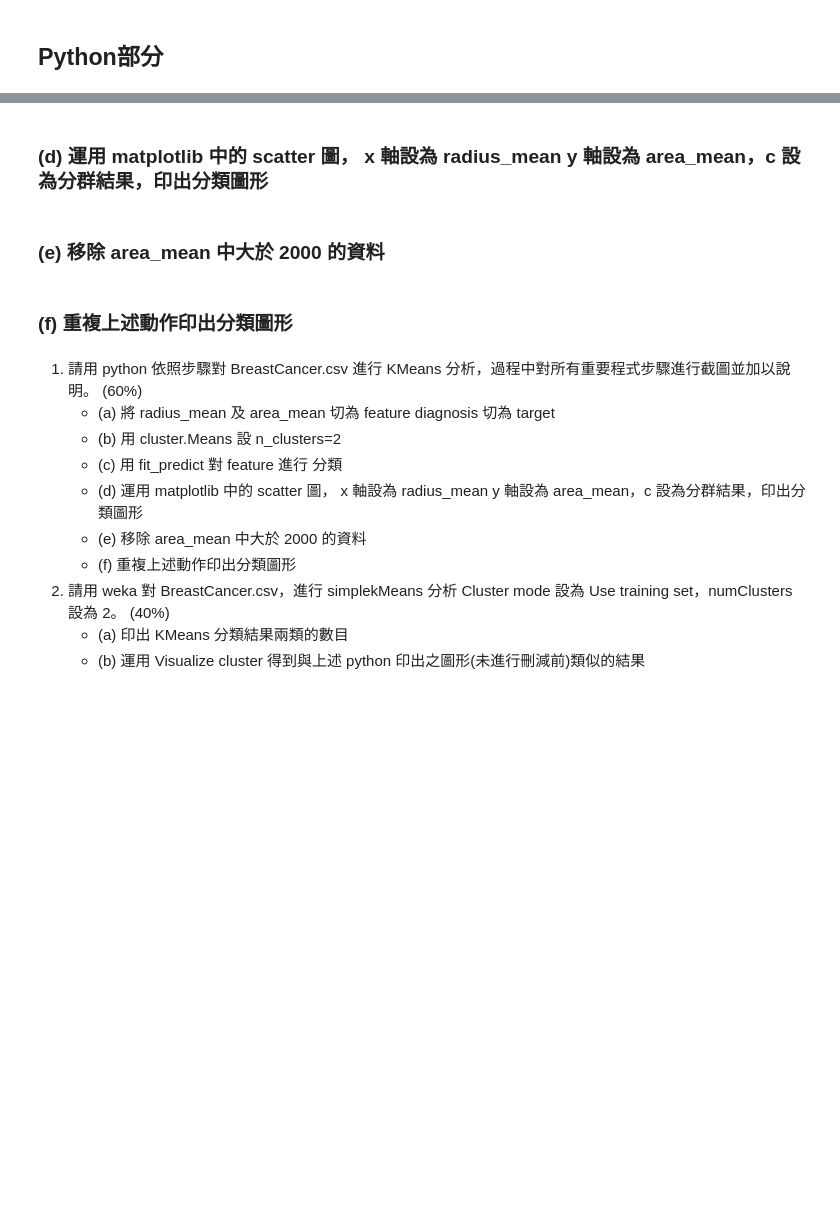
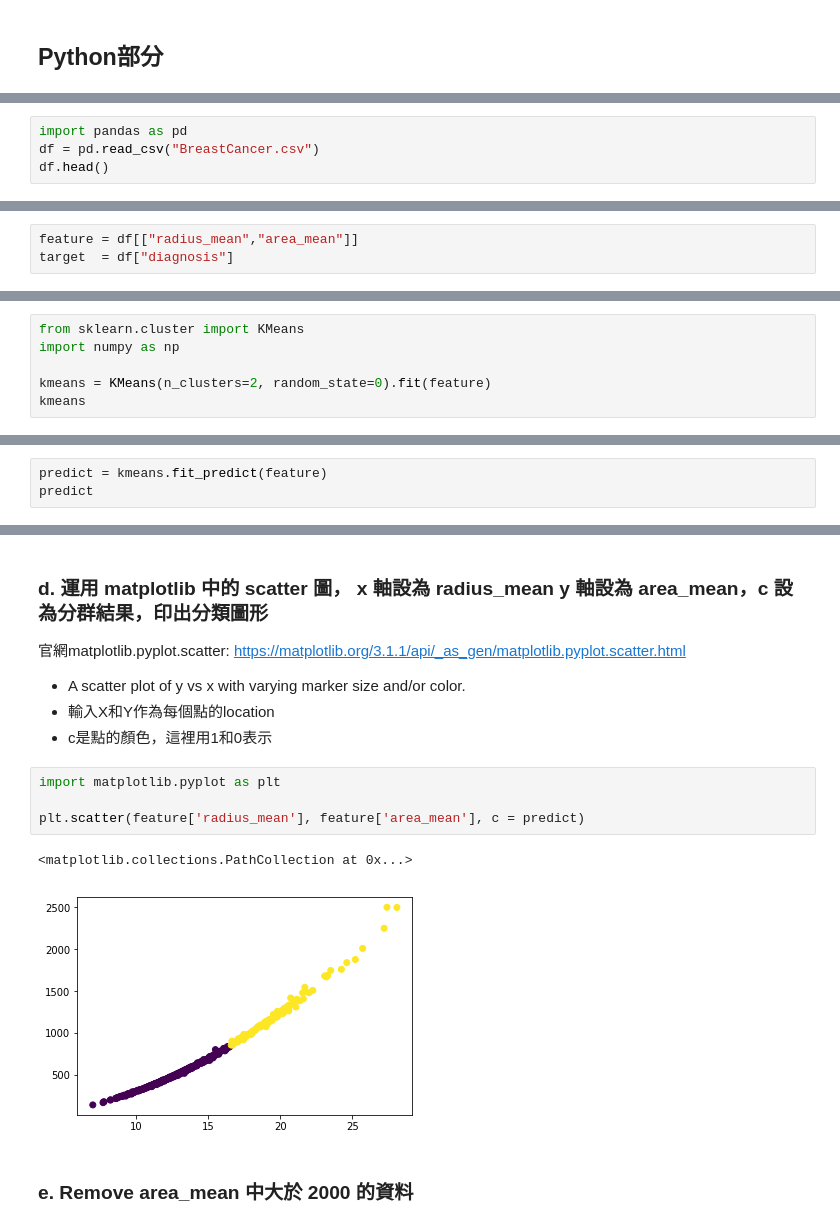
Before and after one commit to weberlu88/2020-Spring-MIS-DM, a Jupyter notebook: hw5/ECT_HW5_106403551.ipynb, the cells around one changed output, grey strips where cells are left out. Cells and saved outputs as stored; diff of their text form; blank space fills up the shorter version.

```diff
--- a/hw5/ECT_HW5_106403551.ipynb
+++ b/hw5/ECT_HW5_106403551.ipynb
@@ -19,0 +23,4 @@
+# %%
+import pandas as pd
+df = pd.read_csv("BreastCancer.csv")
+df.head()
@@ -19,0 +41,3 @@
+# %%
+feature = df[["radius_mean","area_mean"]]
+target  = df["diagnosis"]
@@ -19,0 +62,6 @@
+# %%
+from sklearn.cluster import KMeans
+import numpy as np
+
+kmeans = KMeans(n_clusters=2, random_state=0).fit(feature)
+kmeans
@@ -21,0 +104,3 @@
+# %%
+predict = kmeans.fit_predict(feature)
+predict
@@ -22,17 +125,16 @@
 # %% [markdown]
-### (d) 運用 matplotlib 中的 scatter 圖， x 軸設為 radius_mean y 軸設為 area_mean，c 設為分群結果，印出分類圖形
+### d. 運用 matplotlib 中的 scatter 圖， x 軸設為 radius_mean y 軸設為 area_mean，c 設為分群結果，印出分類圖形
+
+官網matplotlib.pyplot.scatter: https://matplotlib.org/3.1.1/api/_as_gen/matplotlib.pyplot.scatter.html
+- A scatter plot of y vs x with varying marker size and/or color.
+- 輸入X和Y作為每個點的location
+- c是點的顏色，這裡用1和0表示
+# %%
+import matplotlib.pyplot as plt
+
+plt.scatter(feature['radius_mean'], feature['area_mean'], c = predict)
+# %% [output]
+<matplotlib.collections.PathCollection at 0x...>
+[figure, added]
 # %% [markdown]
-### (e) 移除 area_mean 中大於 2000 的資料
+### e. Remove area_mean 中大於 2000 的資料
-# %% [markdown]
-### (f) 重複上述動作印出分類圖形
-# %% [markdown]
-1. 請用 python 依照步驟對 BreastCancer.csv 進行 KMeans 分析，過程中對所有重要程式步驟進行截圖並加以說明。 (60%)
-    - (a) 將 radius_mean 及 area_mean 切為 feature diagnosis 切為 target
-    - (b) 用 cluster.Means 設 n_clusters=2
-    - (c) 用 fit_predict 對 feature 進行 分類
-    - (d) 運用 matplotlib 中的 scatter 圖， x 軸設為 radius_mean y 軸設為 area_mean，c 設為分群結果，印出分類圖形
-    - (e) 移除 area_mean 中大於 2000 的資料
-    - (f) 重複上述動作印出分類圖形
-2. 請用 weka 對 BreastCancer.csv，進行 simplekMeans 分析 Cluster mode 設為 Use training set，numClusters 設為 2。 (40%)
-    - (a) 印出 KMeans 分類結果兩類的數目
-    - (b) 運用 Visualize cluster 得到與上述 python 印出之圖形(未進行刪減前)類似的結果
```
Also changed, not shown: parts of 23 cells of this notebook.
